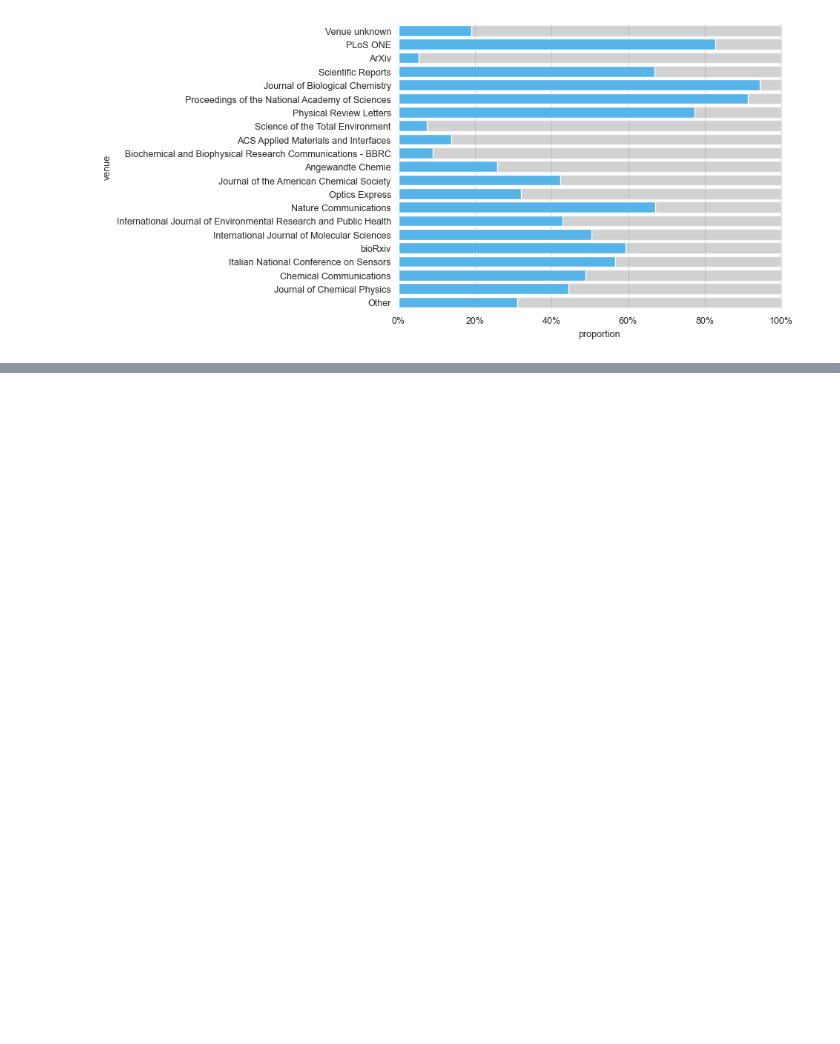
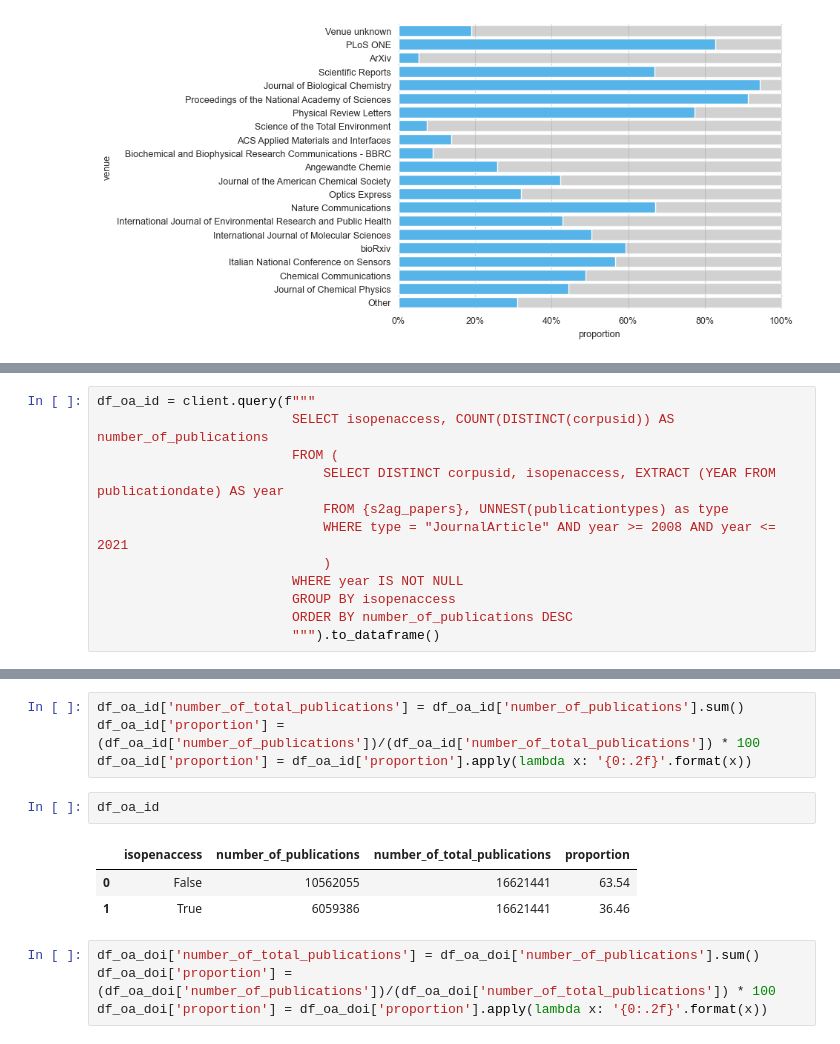
Before and after one commit to naustica/MA, a Jupyter notebook: Codebook.ipynb, the cells around one changed output, grey strips where cells are left out. Cells and saved outputs as stored; diff of their text form; blank space fills up the shorter version.

```diff
--- a/Codebook.ipynb
+++ b/Codebook.ipynb
@@ -541,0 +544,12 @@ plt.show()
+# %%
+df_oa_id = client.query(f"""
+                         SELECT isopenaccess, COUNT(DISTINCT(corpusid)) AS number_of_publications
+                         FROM (
+                             SELECT DISTINCT corpusid, isopenaccess, EXTRACT (YEAR FROM publicationdate) AS year
+                             FROM {s2ag_papers}, UNNEST(publicationtypes) as type
+                             WHERE type = "JournalArticle" AND year >= 2008 AND year <= 2021
+                             )
+                         WHERE year IS NOT NULL
+                         GROUP BY isopenaccess
+                         ORDER BY number_of_publications DESC
+                         """).to_dataframe()
@@ -541,0 +569,14 @@ plt.show()
+# %%
+df_oa_id['number_of_total_publications'] = df_oa_id['number_of_publications'].sum()
+df_oa_id['proportion'] = (df_oa_id['number_of_publications'])/(df_oa_id['number_of_total_publications']) * 100
+df_oa_id['proportion'] = df_oa_id['proportion'].apply(lambda x: '{0:.2f}'.format(x))
+# %%
+df_oa_id
+# %% [output]
+|  | isopenaccess | number_of_publications | number_of_total_publications | proportion |
+| 0 | False | 10562055 | 16621441 | 63.54 |
+| 1 | True | 6059386 | 16621441 | 36.46 |
+# %%
+df_oa_doi['number_of_total_publications'] = df_oa_doi['number_of_publications'].sum()
+df_oa_doi['proportion'] = (df_oa_doi['number_of_publications'])/(df_oa_doi['number_of_total_publications']) * 100
+df_oa_doi['proportion'] = df_oa_doi['proportion'].apply(lambda x: '{0:.2f}'.format(x))
```
Also changed, not shown: parts of 16 cells of this notebook.
